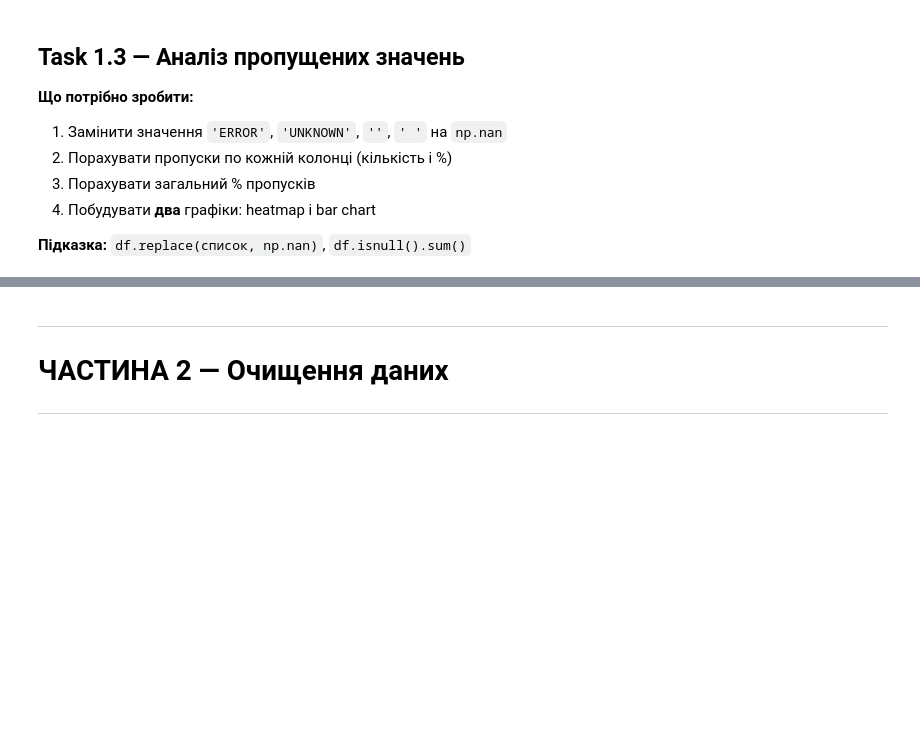
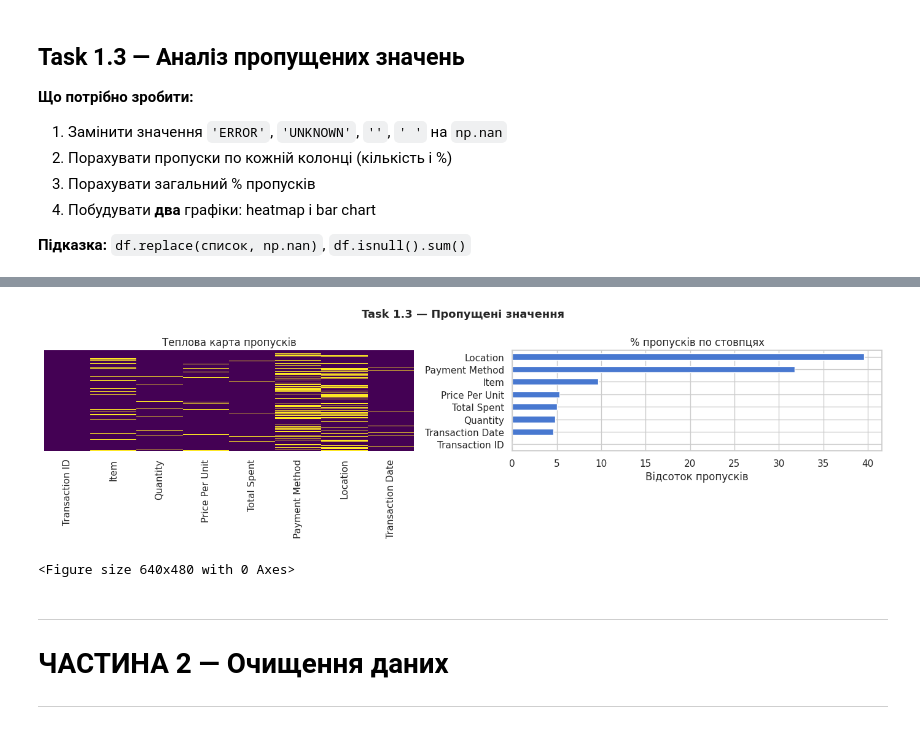
Before and after one commit to edik06031-rgb/Analysis_Cafe_Sales-, a Jupyter notebook: cafe_eda_workbook_version2.ipynb, the cells around one changed output, grey strips where cells are left out. Saved outputs shown, nothing was run; the diff lists cells and outputs as text; code cells hidden in the pictures; blank space fills up the shorter version.

```diff
--- a/cafe_eda_workbook_version2.ipynb
+++ b/cafe_eda_workbook_version2.ipynb
@@ -96,11 +150,11 @@ print(f'Розмір: ??? рядків × ??? стовпців')  # заміні
 **Підказка:** `df.duplicated()`, `df.drop_duplicates(keep=...)`
 # %%
 # Знайти дублікати
-n_dupes = # ВАШ КОД ТУТ
+n_dupes = df.duplicated().sum()
 print(f'Знайдено дублікатів: {n_dupes}')
 print(f'Рядків до видалення: {len(df)}')
 
 # Видалити дублікати
-# ВАШ КОД ТУТ
+df.drop_duplicates(inplace=True)
 
 print(f'Рядків після видалення: {len(df)}')
@@ -117,16 +175,15 @@ print(f'Рядків після видалення: {len(df)}')
 # %%
 # Крок 1: замінити 'брудні' значення на NaN
 # ВАШ КОД ТУТ
-
+df.replace(['ERROR','UNKNOWN','error','unknown', ''],np.nan, inplace=True)
 # Крок 2: порахувати пропуски
-missing_count = # ВАШ КОД ТУТ
-missing_pct   = # ВАШ КОД ТУТ  (у відсотках від загальної кількості рядків)
-
+missing_count = df.isna().sum()
+missing_pct = (df.isna().sum() / len(df)) * 100
 missing_df = pd.DataFrame({'Пропусків': missing_count, '%': missing_pct})
 
-# Показати тільки колонки де є пропуски
-print(missing_df[# ВАШ КОД ТУТ])
+# # Показати тільки колонки де є пропуски
+print(missing_df[missing_df['Пропусків'] > 0])
 
-# Крок 3: загальний % пропусків
-total_pct = # ВАШ КОД ТУТ
+# # Крок 3: загальний % пропусків
+total_pct = (df.isna().sum().sum() / df.size) * 100
 print(f'\nЗагальний % пропусків: {total_pct:.2f}%')
@@ -133,20 +201,38 @@ print(f'\nЗагальний % пропусків: {total_pct:.2f}%')
 # %%
 # Крок 4: візуалізація пропусків
 fig, axes = plt.subplots(1, 2, figsize=(14, 4))
 fig.suptitle('Task 1.3 — Пропущені значення', fontsize=13, fontweight='bold')
 
 # Графік 1: Heatmap пропусків
 # Підказка: sns.heatmap(df.isnull(), cbar=False, ...)
-# ВАШ КОД ТУТ
+sns.heatmap(
+    df.isnull(),
+    cbar=False,
+    yticklabels=False,
+    cmap='viridis',
+    ax=axes[0]
+)
 axes[0].set_title('Теплова карта пропусків')
+
 
 # Графік 2: Horizontal bar chart — % пропусків по колонках
 # Підказка: .plot(kind='barh', ax=axes[1], ...)
-# ВАШ КОД ТУТ
+missing_pct.sort_values().plot(
+    kind='barh',
+    ax=axes[1]
+)
+axes[1].set_title('% пропусків по стовпцях')
+axes[1].set_xlabel('Відсоток пропусків')
+
+plt.tight_layout()
+plt.show()
 axes[1].set_title('% пропусків по стовпцях')
 
 plt.tight_layout()
 plt.show()
+# %% [output]
+[figure, added]
+<Figure size 640x480 with 0 Axes>
 # %% [markdown]
 ---
 # ЧАСТИНА 2 — Очищення даних
```
Also changed, not shown: parts of 14 cells of this notebook.
